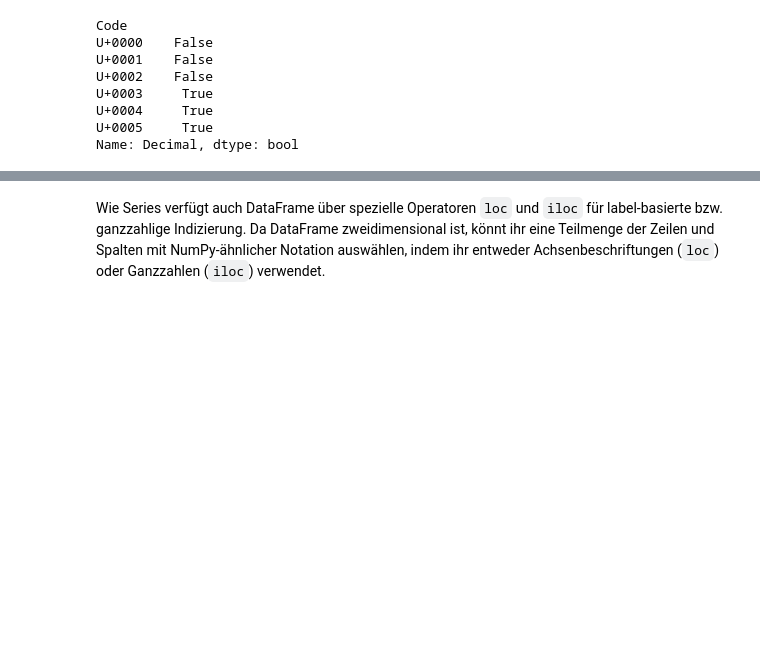
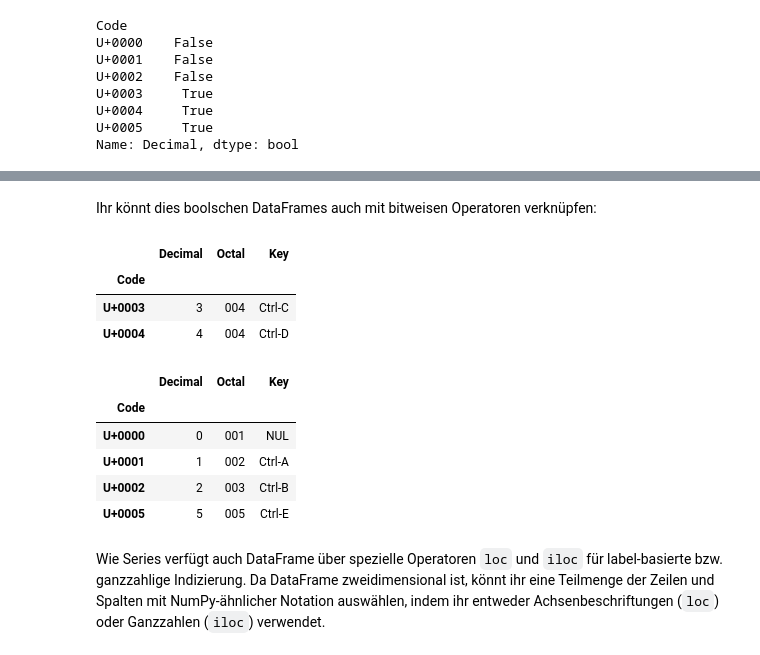
Before and after one commit to cusyio/Python4DataScience-de, a Jupyter notebook: docs/workspace/pandas/select-filter.ipynb, the cells around one changed output, grey strips where cells are left out. Drawn from its saved outputs; the diff is of its cells as text; code cells hidden in the pictures; blank space fills up the shorter version.

Commit message:
:memo: Indexing with Boolean DataFrame and bitwise operators

```diff
--- a/docs/workspace/pandas/select-filter.ipynb
+++ b/docs/workspace/pandas/select-filter.ipynb
@@ -177,7 +166,3 @@ U+0003     True
 U+0004     True
 U+0005     True
 Name: Decimal, dtype: bool
-# %%
-df[df["Decimal"] > 2] = "NA"
-
-df
@@ -193,3 +177,21 @@ df
+# %% [markdown]
+Ihr könnt dies boolschen DataFrames auch mit bitweisen Operatoren verknüpfen:
+# %%
+df[(df["Decimal"] > 2) & (df["Decimal"] < 5)]
+# %% [output]
+|  | Decimal | Octal | Key |
+| Code |  |  |  |
+| U+0003 | 3 | 004 | Ctrl-C |
+| U+0004 | 4 | 004 | Ctrl-D |
+# %%
+df[(df["Decimal"] < 3) | (df["Decimal"] > 4)]
+# %% [output]
+|  | Decimal | Octal | Key |
+| Code |  |  |  |
+| U+0000 | 0 | 001 | NUL |
+| U+0001 | 1 | 002 | Ctrl-A |
+| U+0002 | 2 | 003 | Ctrl-B |
+| U+0005 | 5 | 005 | Ctrl-E |
 # %% [markdown]
 Wie Series verfügt auch DataFrame über spezielle Operatoren `loc` und `iloc` für label-basierte bzw. ganzzahlige Indizierung. Da DataFrame zweidimensional ist, könnt ihr eine Teilmenge der Zeilen und Spalten mit NumPy-ähnlicher Notation auswählen, indem ihr entweder Achsenbeschriftungen (`loc`) oder Ganzzahlen (`iloc`) verwendet.
 # %%
```
Also changed, not shown: parts of 18 cells of this notebook, 1 other file.
